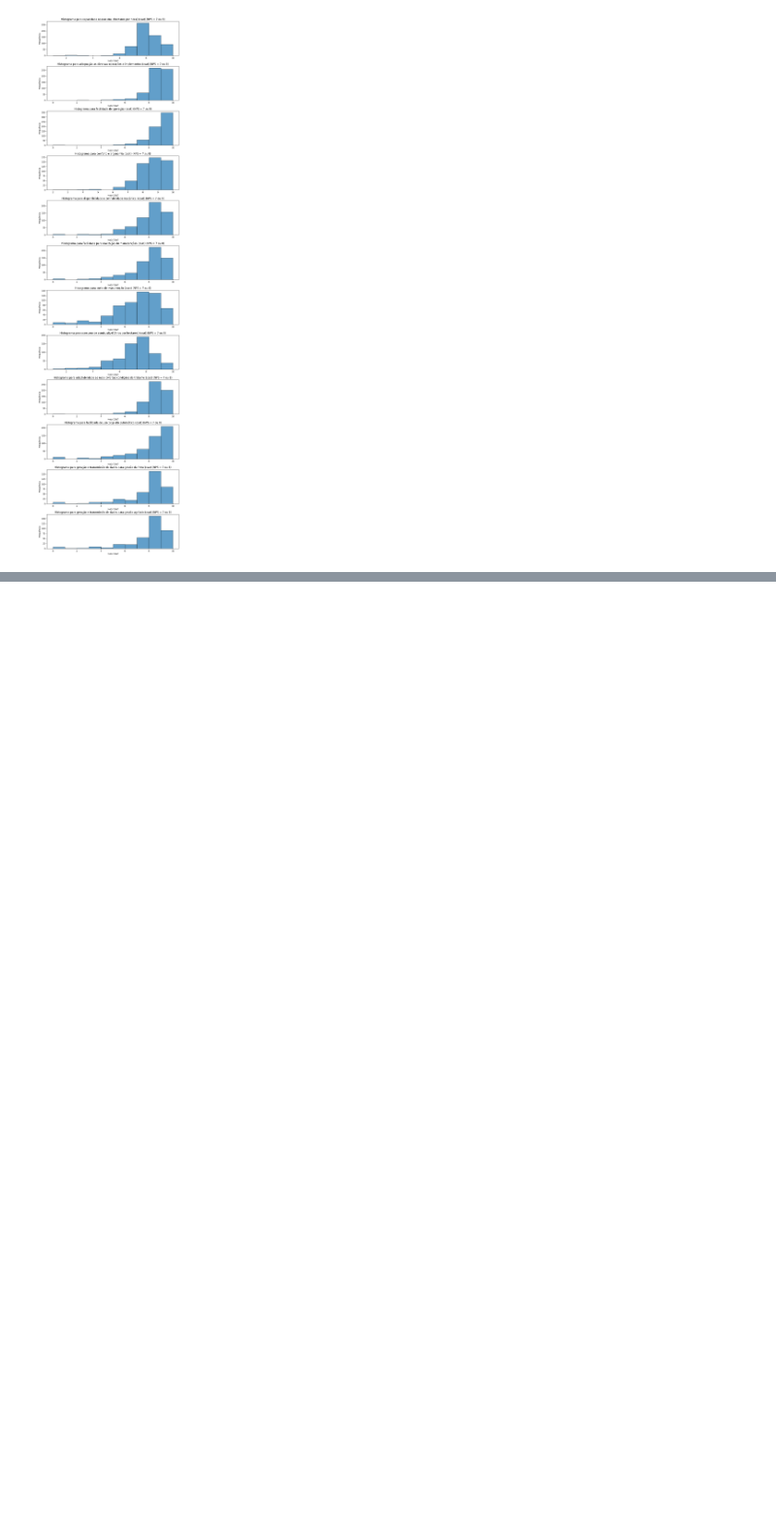
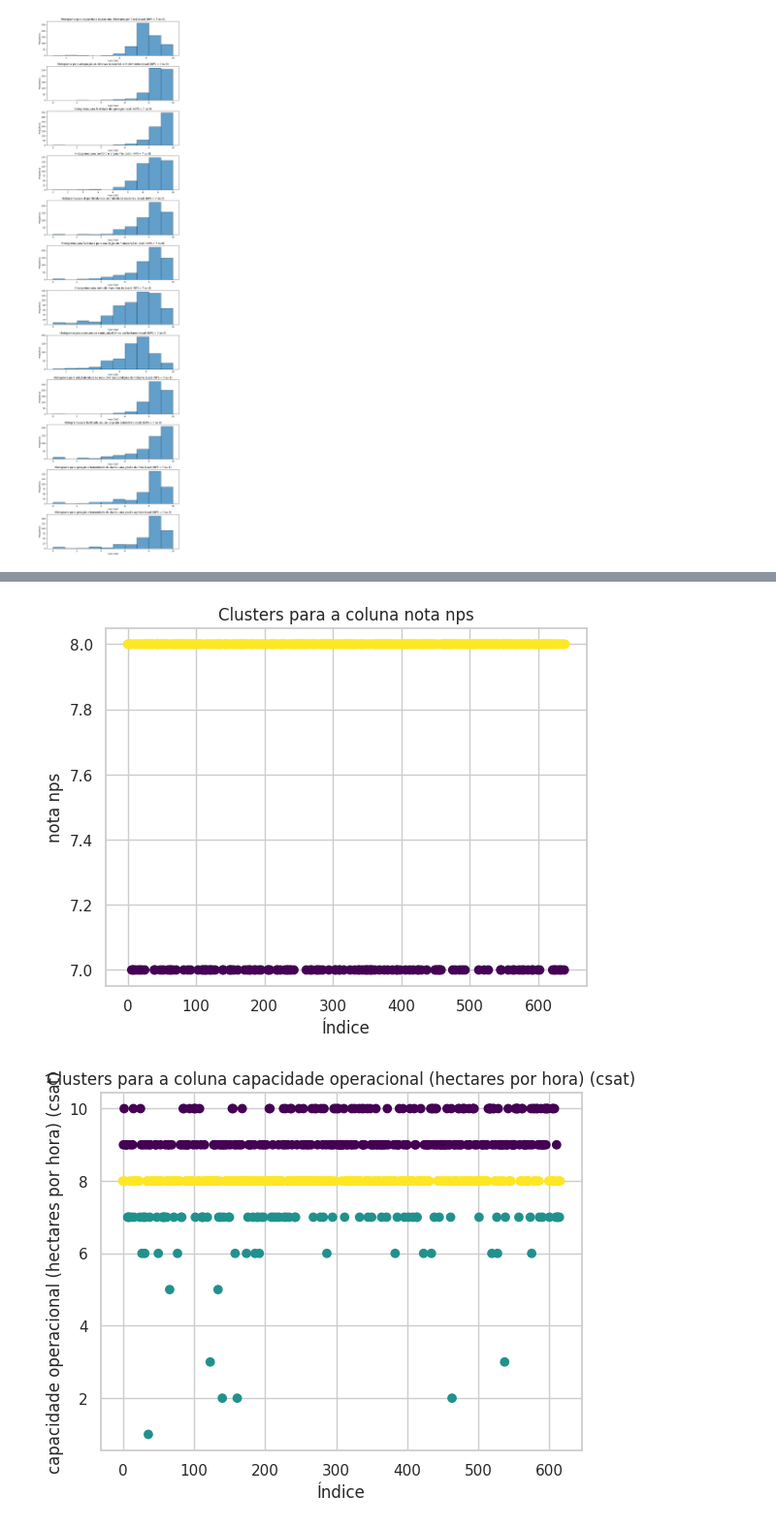
Before and after one commit to MiguelViapiana/aula-dataScience, a Jupyter notebook: histogramaCST.ipynb, the cells around one changed output, grey strips where cells are left out. Shown at 97% size. Saved outputs shown, nothing was run; the diff lists cells and outputs as text; code cells hidden in the pictures; blank space fills up the shorter version.

```diff
--- a/histogramaCST.ipynb
+++ b/histogramaCST.ipynb
@@ -34,0 +83,37 @@ plt.show()
+# %%
+import pandas as pd
+from sklearn.cluster import KMeans
+import matplotlib.pyplot as plt
+
+# Carregar a planilha
+file_path = '/PlanilhaFiltrada.xlsx'  # Substitua pelo caminho do arquivo
+data = pd.read_excel(file_path)
+
+# Identificar colunas numéricas
+numeric_cols = data.select_dtypes(include=['float64', 'int64']).columns
+
+# Dicionário para armazenar os resultados
+kmeans_results = {}
+
+# Aplicar k-means em cada coluna numérica
+for col in numeric_cols:
+    # Remover valores nulos para o k-means
+    column_data = data[col].dropna().values.reshape(-1, 1)
+
+    # Escolher o número de clusters (exemplo com 3 clusters)
+    kmeans = KMeans(n_clusters=3, random_state=0)
+    clusters = kmeans.fit_predict(column_data)
+
+    # Adicionar os resultados ao dicionário
+    kmeans_results[col] = clusters
+
+    # Plotar os clusters para visualização
+    plt.figure()
+    plt.scatter(range(len(clusters)), column_data, c=clusters, cmap='viridis')
+    plt.title(f'Clusters para a coluna {col}')
+    plt.xlabel('Índice')
+    plt.ylabel(col)
+    plt.show()
+# %% [output]
+[figure, added]
+[figure, added]
```
Also changed, not shown: parts of 5 cells of this notebook.
